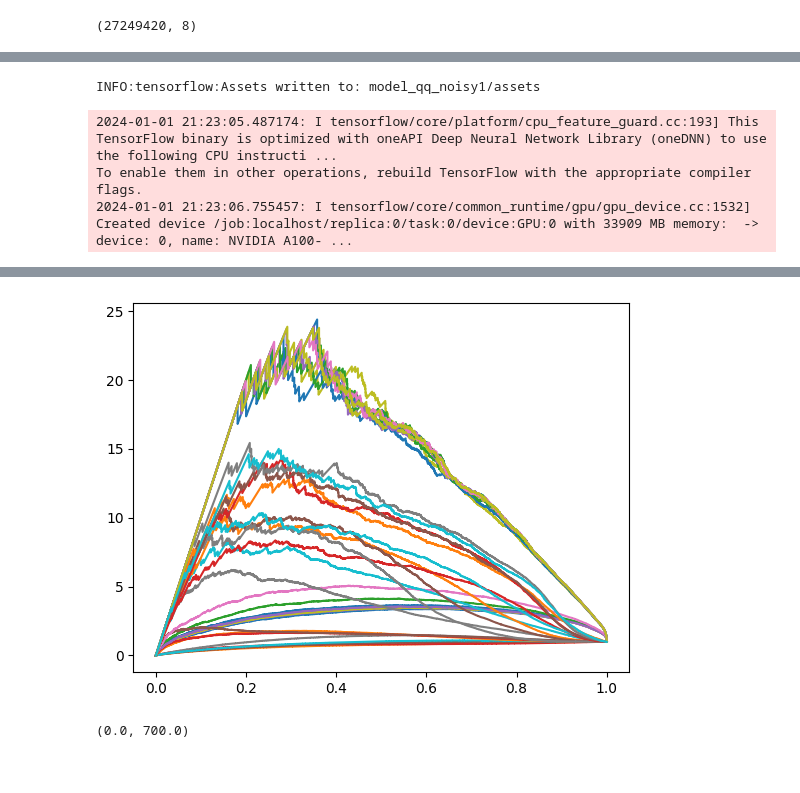
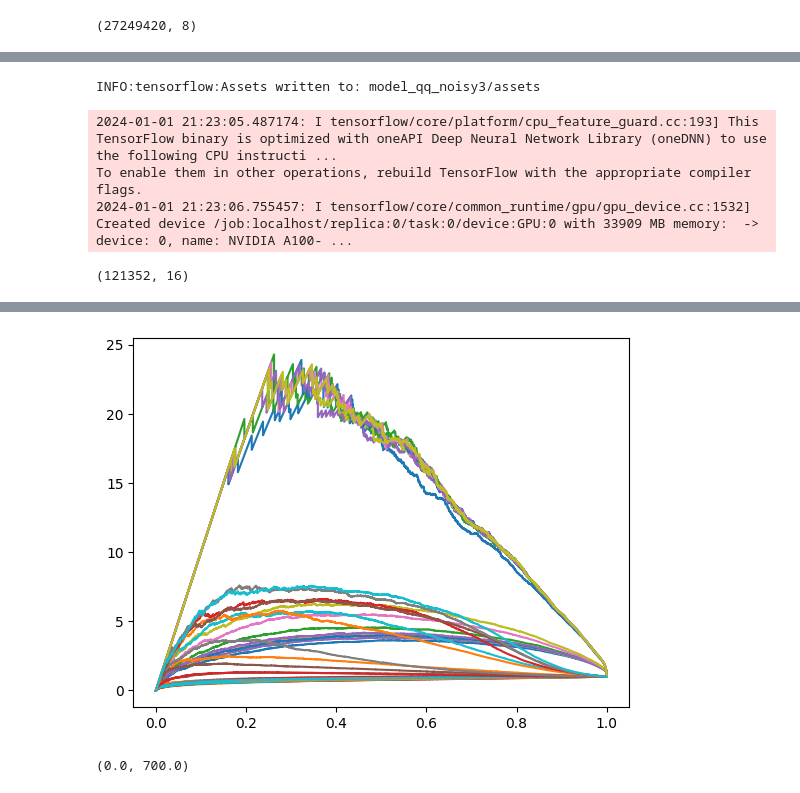
Before and after one commit to GitGup/SemiWeaklySupervised, a Jupyter notebook: SemiWeakly6Features.ipynb, the cells around one changed output, grey strips where cells are left out. Drawn from its saved outputs; the diff is of its cells as text; code cells hidden in the pictures.

Commit message:
noise dimensions

```diff
--- a/SemiWeakly6Features.ipynb
+++ b/SemiWeakly6Features.ipynb
@@ -320,19 +320 @@ np.shape(X_train_qq)
-# %%
-x_vals_qqq = []
-y_vals_qqq = []
-for m1 in [0.5,1,1.5,2,2.5,3,3.5,4,4.5,5,5.5,6]:
-    for m2 in [0.5,1,1.5,2,2.5,3,3.5,4,4.5,5,5.5,6]:
-        for qq in ['qqq']:
-            print(m1,m2)
-            x_aug_0 = np.append(np.append(x[0,0,qq],m1*np.reshape(np.ones(len(x[0,0,qq])),[len(x[0,0,qq]),1]),1),m2*np.reshape(np.ones(len(x[0,0,qq])),[len(x[0,0,qq]),1]),1)
-            x_aug_m = np.append(np.append(x[m1,m2,qq],m1*np.reshape(np.ones(len(x[m1,m2,qq])),[len(x[m1,m2,qq]),1]),1),m2*np.reshape(np.ones(len(x[m1,m2,qq])),[len(x[m1,m2,qq]),1]),1)
-            if (m1==0.5 and m2==0.5):
-                x_vals_qqq = np.concatenate([x_aug_0,x_aug_m])
-                y_vals_qqq = np.concatenate([np.zeros(len(x_aug_0)),np.ones(len(x_aug_m))])
-            else:
-                x_vals_qqq = np.concatenate([x_vals_qqq,x_aug_0,x_aug_m])
-                y_vals_qqq= np.concatenate([y_vals_qqq,np.zeros(len(x_aug_0)),np.ones(len(x_aug_m))])
-
-# np.save("x_data_qqq",x_vals_qqq)
-# np.save("y_data_qqq",y_vals_qqq)
 # %%
@@ -364,7 +332,7 @@ np.shape(x_data_qq)
 es = tf.keras.callbacks.EarlyStopping(monitor='val_loss', patience=5)
 
 model_qq = Sequential()
-model_qq.add(Dense(256, input_dim=9, activation='swish'))
+model_qq.add(Dense(256, input_dim=18, activation='swish'))
 model_qq.add(BatchNormalization())
 model_qq.add(Dense(256, activation='swish'))
 model_qq.add(BatchNormalization())
@@ -399,20 +367,27 @@ Epoch 43/5000
 KeyboardInterrupt:
 # %%
-model_qq.save('model_qq_noisy1')
+model_qq.save('model_qq_noisy10')
 # %% [output]
-INFO:tensorflow:Assets written to: model_qq_noisy1/assets
+INFO:tensorflow:Assets written to: model_qq_noisy3/assets
 # %%
 #model_qq = tf.keras.models.load_model("model_qq_v2")
 # %% [output]
 2024-01-01 21:23:05.487174: I tensorflow/core/platform/cpu_feature_guard.cc:193] This TensorFlow binary is optimized with oneAPI Deep Neural Network Library (oneDNN) to use the following CPU instructi ...
 To enable them in other operations, rebuild TensorFlow with the appropriate compiler flags.
 2024-01-01 21:23:06.755457: I tensorflow/core/common_runtime/gpu/gpu_device.cc:1532] Created device /job:localhost/replica:0/task:0/device:GPU:0 with 33909 MB memory:  -> device: 0, name: NVIDIA A100- ...
+# %%
+np.shape(x[0,0,qq, True])
+# %% [output]
+(121352, 16)
 # %%
 from sklearn.metrics import roc_auc_score
 from sklearn import metrics
 import matplotlib.pyplot as plt
 
 qq = 'qq'
+noise = True
+
+feature_dims = 16
 
 xx = []
 yy = []
@@ -446,7 +421,7 @@ for sigfrac in np.logspace(-3,-1,20):
     simple_model3 = tf.exp(Dense(1,use_bias = False,activation='linear',kernel_initializer=tf.keras.initializers.Constant(-1))(inputs_hold3))
     model33 = Model(inputs = inputs_hold3, outputs = simple_model3)
 
-    inputs = tf.keras.Input(shape=(7,))
+    inputs = tf.keras.Input(shape=(feature_dims,))
     inputs2 = tf.keras.layers.concatenate([inputs,model3(tf.ones_like(inputs)[:,0]),model32(tf.ones_like(inputs)[:,0])])
     hidden_layer_1 = model_qq(inputs2)
     LLR = hidden_layer_1 / (1.-hidden_layer_1)
@@ -459,42 +434,42 @@ for sigfrac in np.logspace(-3,-1,20):
     m1 = 3.5
     m2 = 5.5
 
-    test_background = int(1/2 *len(x[0,0, qq]))
-    train_background = int(1/4 * len(x[0,0,qq]))
-    train_data = int(1/4 * len(x[0,0,qq]))
-    train_reference = int(1/4 * len(x[0,0,qq]))
+    test_background = int(1/2 *len(x[0,0, qq, noise]))
+    train_background = int(1/4 * len(x[0,0,qq, noise]))
+    train_data = int(1/4 * len(x[0,0,qq, noise]))
+    train_reference = int(1/4 * len(x[0,0,qq, noise]))
     #signal
-    test_signal_length = int(1/2*len(x[m1,m2,qq]))
+    test_signal_length = int(1/2*len(x[m1,m2,qq, noise]))
     sig_frac = sigfrac
 
-    N = int(1/4 * len(x[0,0,qq]))
-    signal = x_noise[m1,m2,qq][test_signal_length:test_signal_length+int(sig_frac*N)]
+    N = int(1/4 * len(x[0,0,qq, noise]))
+    signal = x[m1,m2,qq, noise][test_signal_length:test_signal_length+int(sig_frac*N)]
 
-    x_data_ = np.concatenate([x_noise[0,0,qq][test_background:],signal])
+    x_data_ = np.concatenate([x[0,0,qq, noise][test_background:],signal])
     y_data_ = np.concatenate([np.zeros(train_reference),np.ones(train_data),np.ones(len(signal))])
 
     X_train_, X_val_, Y_train_, Y_val_ = train_test_split(x_data_, y_data_, test_size=0.5, random_state = 42)
 
     with tf.device('/GPU:0'):
-        myhistory_hack_ = model_all2.fit(X_train_[:,0:7], Y_train_, epochs=20,validation_data=(X_val_[:,0:7], Y_val_),batch_size=1024, verbose = 0)
+        myhistory_hack_ = model_all2.fit(X_train_[:,0:feature_dims], Y_train_, epochs=20,validation_data=(X_val_[:,0:feature_dims], Y_val_),batch_size=1024, verbose = 0)
     print(m1,m2,model_all2.trainable_weights[0].numpy()[0][0],model_all2.trainable_weights[1].numpy()[0][0])
     xx+=[sigfrac]
     yy+=[model_all2.trainable_weights[0].numpy()[0][0]]
     zz+=[model_all2.trainable_weights[1].numpy()[0][0]]
     ww+=[np.exp(model_all2.trainable_weights[2].numpy()[0][0])]
-    scores = model_all2.predict(np.concatenate([x_noise[0,0,qq][0:test_background],x_noise[m1,m2,qq][0:test_signal_length]]),batch_size=1024)
+    scores = model_all2.predict(np.concatenate([x[0,0,qq, noise][0:test_background],x[m1,m2,qq, noise][0:test_signal_length]]),batch_size=1024)
     y = np.concatenate([np.zeros(test_background),np.ones(test_signal_length)])
     fpr, tpr, _ = metrics.roc_curve(y, scores)
 
     model_cwola = Sequential()
-    model_cwola.add(Dense(128, input_dim=7, activation='relu'))
+    model_cwola.add(Dense(128, input_dim=feature_dims, activation='relu'))
     model_cwola.add(Dense(128, activation='relu'))
     model_cwola.add(Dense(128, activation='relu'))
     model_cwola.add(Dense(1, activation='sigmoid'))
     model_cwola.compile(loss='binary_crossentropy', optimizer='adam', metrics=['accuracy'])
-    myhistory_cwola = model_cwola.fit(X_train_[:,0:7], Y_train_, epochs=10,validation_data=(X_val_[:,0:7], Y_val_),batch_size=1024, verbose = 0)
+    myhistory_cwola = model_cwola.fit(X_train_[:,0:feature_dims], Y_train_, epochs=10,validation_data=(X_val_[:,0:feature_dims], Y_val_),batch_size=1024, verbose = 0)
 
-    scores2 = model_cwola.predict(np.concatenate([x_noise[0,0,qq][0:test_background],x_noise[m1,m2,qq][0:test_signal_length]]),batch_size=1024)
+    scores2 = model_cwola.predict(np.concatenate([x[0,0,qq, noise][0:test_background],x[m1,m2,qq, noise][0:test_signal_length]]),batch_size=1024)
     y2 = np.concatenate([np.zeros(test_background),np.ones(test_signal_length)])
     fpr2, tpr2, _ = metrics.roc_curve(y2, scores2)
     plt.plot(tpr,tpr/np.sqrt(fpr+0.0001))
@@ -523,4 +498,4 @@ for sigfrac in np.logspace(-3,-1,20):
-[figure, old version]
+[figure, new version]
 # %%
 plt.plot(xx,np.array(yy)*100, label = f"w1 {w1}")
 plt.plot(xx,np.array(zz)*100, label = f"w2 {w2}")
```
Also changed, not shown: parts of 17 cells of this notebook.
